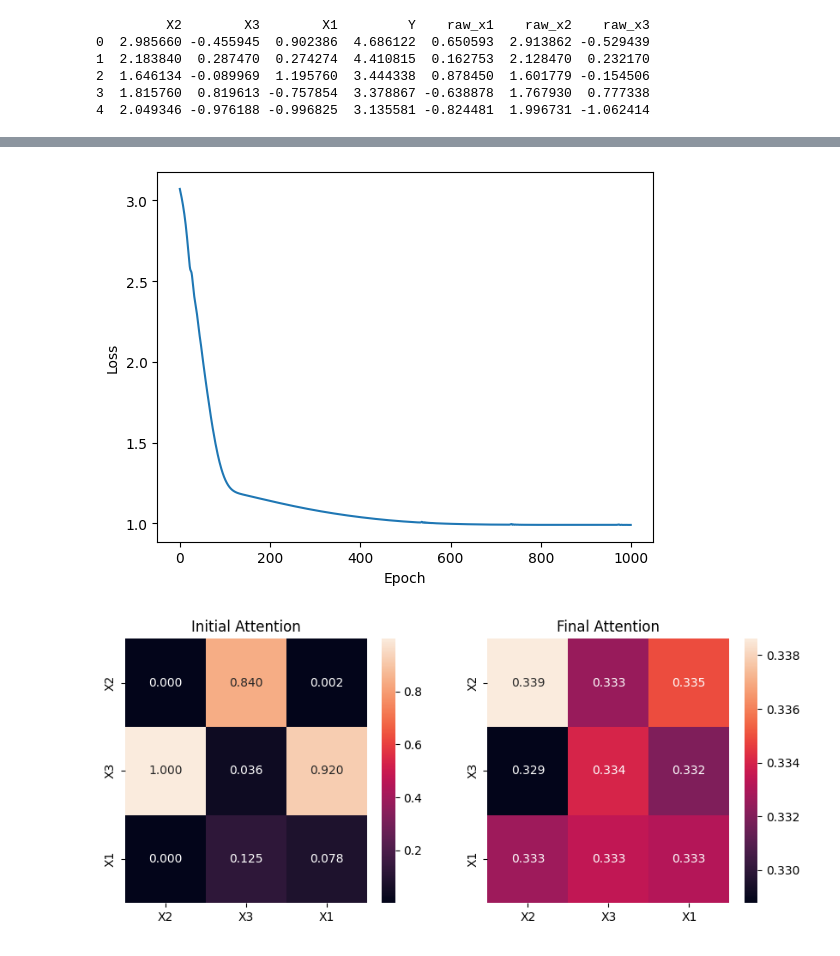
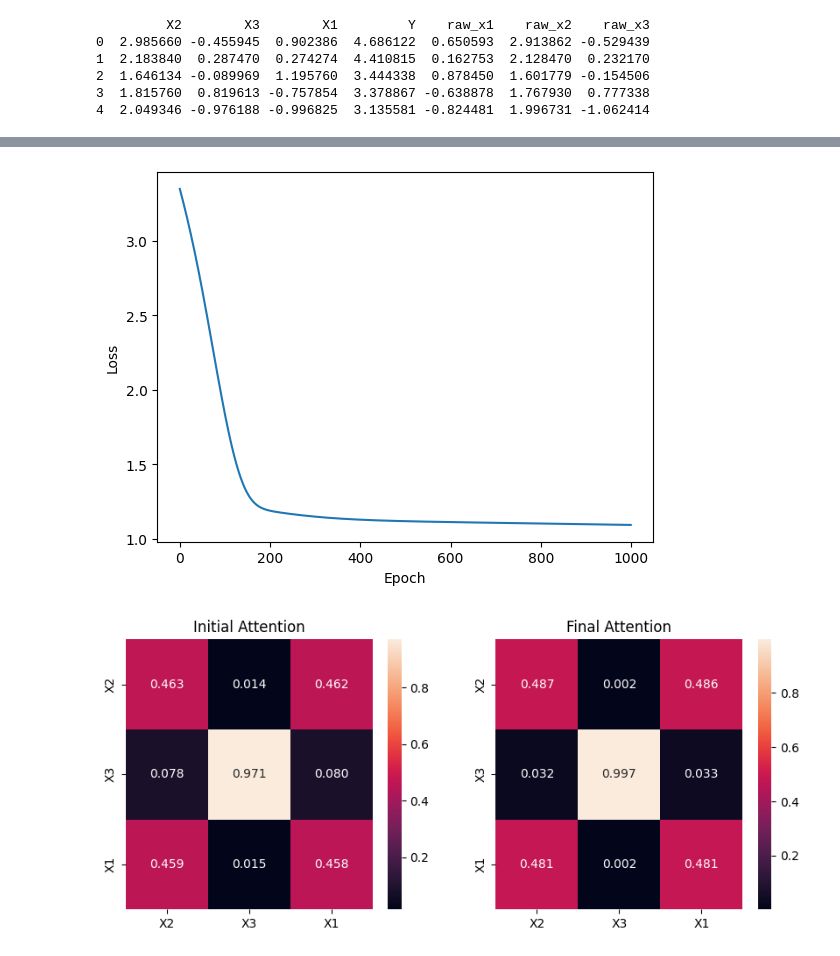
Before and after one commit to Lai-jun-yan/Deep_glm, a Jupyter notebook: still_test/整筆資料跑attention.ipynb, the cells around one changed output, grey strips where cells are left out. Saved outputs shown, nothing was run; the diff lists cells and outputs as text; code cells hidden in the pictures.

```diff
--- a/still_test/整筆資料跑attention.ipynb
+++ b/still_test/整筆資料跑attention.ipynb
@@ -35,13 +35,13 @@ P = X.shape[1]
 # %%
 import torch.nn as nn
 
-embedding_dim = 8
-dk = 4
+embedding_dim = 2
+dk = 2
 
 random = torch.randn(
     embedding_dim,
     1,
-    requires_grad=True
+    requires_grad=False
 )
 
 wq = torch.randn(
@@ -74,7 +74,7 @@ linear = nn.Linear(
 # %%
 optimizer = torch.optim.Adam(
 
-    [random,wq,wk,wv]
+    [wq,wk,wv]
 
     +list(proj.parameters())
 
@@ -144,13 +144,30 @@ for epoch in range(epochs):
 
     y_hat = y_hat.squeeze()
 
+#    mse_loss = F.mse_loss(
+#    y_hat,
+#    y
+#    )
+
+#    lambda_attn=0.1
+
+#    loss = (
+#        mse_loss
+#        +
+#        lambda_attn *
+#        torch.mean(attn**2)
+#    )
+
     loss = F.mse_loss(
     y_hat,
     y
     )
 
+
     if epoch == 0:
         initial_attn = attn.detach().clone()
+
+        mean_initial_attn = initial_attn.mean(dim=0)
 
         print(E.shape)
 
@@ -218,4 +235,10 @@ with torch.no_grad():
     )
 
     final_attn = attn.clone()
+
+# =====================
+# Average attention matrix across all samples
+# =====================
+
+mean_attn = final_attn.mean(dim=0)
 # %% [output]
@@ -237,41 +318,41 @@ plt.xlabel("Epoch")
 plt.ylabel("Loss")
 plt.show()
 # %% [output]
-[figure, old version]
+[figure, new version]
 # %%
 import seaborn as sns
 
 # 設定變數名稱
 labels = cols
 
-id = 0
+id = 75
 
 fig, axes = plt.subplots(1,2,figsize=(10,4))
 
 sns.heatmap(
     initial_attn[id].detach().numpy(),
     annot=True,
     fmt=".3f",
     xticklabels=labels,
     yticklabels=labels,
     ax=axes[0]
 )
 
 axes[0].set_title("Initial Attention")
 
 
 sns.heatmap(
     final_attn[id].detach().numpy(),
     annot=True,
     fmt=".3f",
     xticklabels=labels,
     yticklabels=labels,
     ax=axes[1]
 )
 
 axes[1].set_title("Final Attention")
 
 
 plt.show()
 # %% [output]
-[figure, old version]
+[figure, new version]
```
Also changed, not shown: parts of 3 cells of this notebook, 1 other file.
